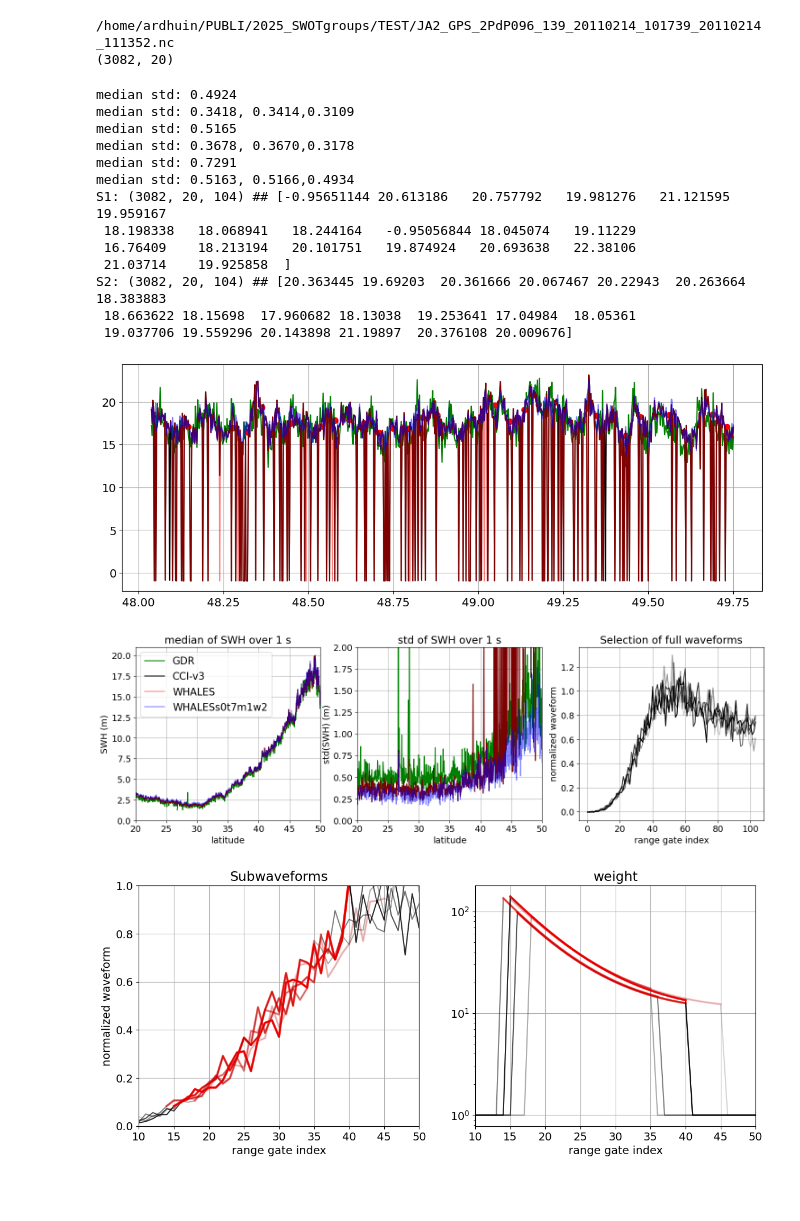
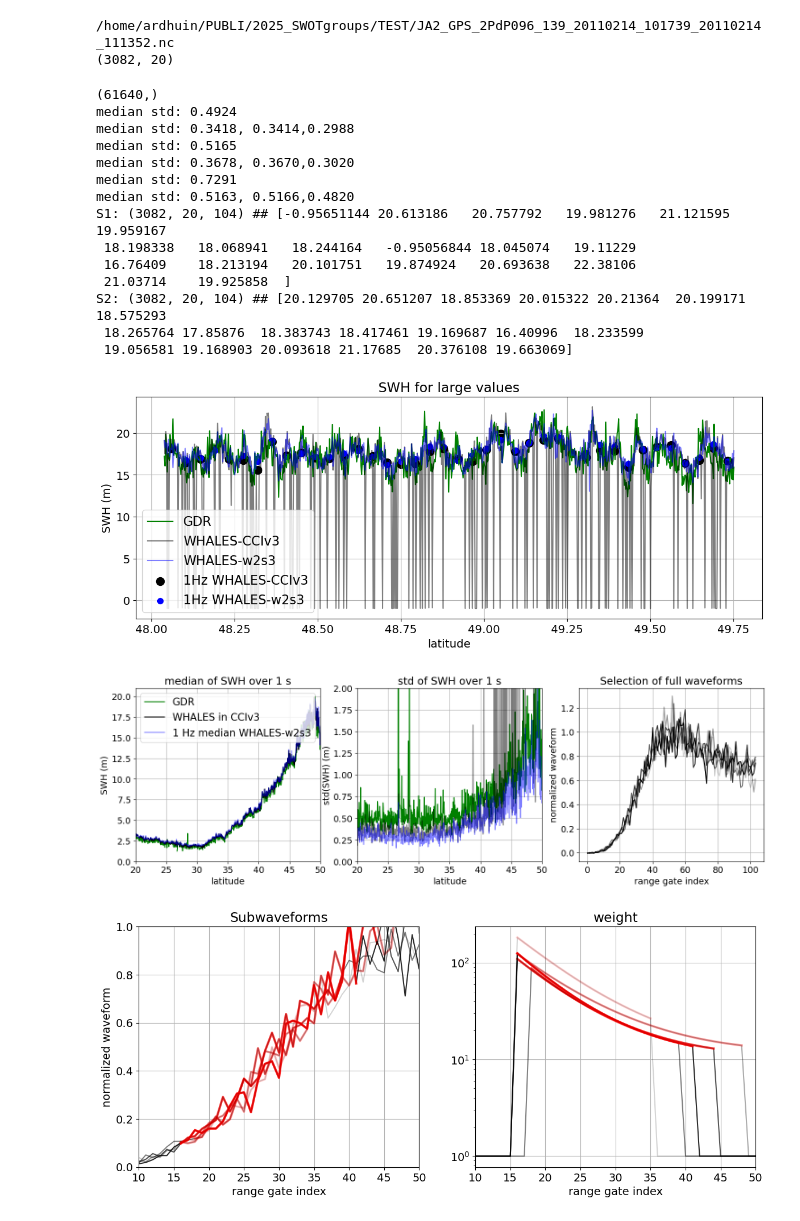
Before and after one commit to ne62rut/whales, a Jupyter notebook: scripts/WHALES_test_J2.ipynb, the cells around one changed output. Drawn from its saved outputs; the diff is of its cells as text; code cells hidden in the pictures; blank space fills up the shorter version.

Commit message:
Updated test for J2 based on paper update

```diff
--- a/scripts/WHALES_test_J2.ipynb
+++ b/scripts/WHALES_test_J2.ipynb
@@ -90,16 +94,17 @@ file='JA2_GPS_2PdP096_139_20110214_101739_20110214_111352.nc'
 # the files TEST* were obtained as follows (the -d 1 parameter is there to add the weights and normalized waveforms in the output):
 # conda activate seastatecci_whales
 # WARNING: set variable in processing_choices: thrb=0.
-# This test should reproduce the CCI-v3 result
+# This test should reproduce the WHALES retracking used in CCI-v3 (this was produced by TUM and integrated by Ifremer in the CCI dataset)
 # time python python_WHALES_launcher.py -m jason2 -i JA2_GPS_2PdP096_139_20110214_101739_20110214_111352.nc -d 1 -o TEST
-# WARNING: set variable in processing_choices: thrb=0.7
-# time python python_WHALES_launcher.py -m jason2 -i JA2_GPS_2PdP096_139_20110214_101739_20110214_111352.nc -d 1 -o TESTt7
+# This test should reproduce the WHALES retracking used in CCI-v4
+# time python python_WHALES_launcher.py -m jason2 -i JA2_GPS_2PdP096_139_20110214_101739_20110214_111352.nc -d 1 -S 3 -o TESTS3
+# This test should reproduce the WHALES retracking that will be possibly used in CCI-v5
+# time python python_WHALES_launcher.py -m jason2 -i JA2_GPS_2PdP096_139_20110214_101739_20110214_111352.nc -d 1 -w 2 -s 3 -o TESTw2s3
 fileg='/home/ardhuin/PUBLI/2025_SWOTgroups/'+file
 file0='/home/ardhuin/PUBLI/2025_SWOTgroups/CCI/'+file
+tag1='CCIv3'
 file1='/home/ardhuin/PUBLI/2025_SWOTgroups/TEST/'+file
-tag='s0t7m1w1' #
-tag='s0t7m1w2' #
-#tag=''
+tag2='w2s3' #
 file2='/home/ardhuin/PUBLI/2025_SWOTgroups/TEST'+tag+'/'+file
 Sg = xr.open_dataset(fileg)
 S0 = xr.open_dataset(file0)
@@ -111,12 +116,15 @@ print(np.shape(S2.swh_WHALES_20hz))
 /home/ardhuin/PUBLI/2025_SWOTgroups/TEST/JA2_GPS_2PdP096_139_20110214_101739_20110214_111352.nc
 (3082, 20)
 # %%
+# First we look at very large values of SWH ...
+
 Hs0=S0['swh.07'][:].values
 lat0=S0['glat.00'][:].values
 
 x=np.arange(0,104,1)
 
 lati=S2.lat_20hz[:,:].values.flatten()
+print(np.shape(lati))
 Hsi=np.interp(lati,lat0,Hs0)
 [nt,nr]=np.shape(S2.swh_WHALES_20hz)
 Hsi2=Hsi.reshape((nt, nr))
@@ -130,17 +138,20 @@ fig,axs = plt.subplots(1,1,figsize=(14,5))
 ax = axs
 latss=Sg.lat_20hz[inds,:].values.flatten()
 im=ax.plot(latss,Sg.swh_20hz_ku[inds,:].values.flatten(),c='g',label='GDR')
-im=ax.plot(latss,Hsi2[inds,:].flatten(),c='k',label='CCI-v3')
-im=ax.plot(latss,S1.swh_WHALES_20hz[inds,:].values.flatten(),c='r',alpha=0.5,label='WHALES-t7')
-im=ax.plot(latss,S2.swh_WHALES_20hz[inds,:].values.flatten(),c='b',alpha=0.5,label='WHALES-t7w2')
-im=ax.scatter(S2.lat_20hz[inds,10],np.median(S2.swh_WHALES_20hz[inds,:],axis=1),c='r',s=50,label='WHALES-w2')
+im=ax.plot(latss,Hsi2[inds,:].flatten(),c='k',alpha=0.5,label='WHALES-'+tag1)
+im=ax.plot(latss,S2.swh_WHALES_20hz[inds,:].values.flatten(),c='b',alpha=0.5,label='WHALES-'+tag2)
+im=ax.scatter(S1.lat_20hz[inds,10],np.median(S1.swh_WHALES_20hz[inds,:],axis=1),c='k',s=100,label='1Hz WHALES-'+tag1)
+im=ax.scatter(S2.lat_20hz[inds,10],np.median(S2.swh_WHALES_20hz[inds,:],axis=1),c='b',s=50,label='1Hz WHALES-'+tag2)
+ax.set_title('SWH for large values')
+ax.set_ylabel('SWH (m)')
+ax.set_xlabel('latitude')
+ax.legend(loc='lower left', fontsize=16)
 
 fig,axs = plt.subplots(1,3,figsize=(18,5))
 ax = axs[0]
 im=ax.plot(Sg.lat_20hz[:,0],np.median(Sg.swh_20hz_ku[:,:],axis=1),c='g',label='GDR')
-im=ax.plot(S2.lat_20hz[:,0],np.median(Hsi2[:,:],axis=1),c='k',label='CCI-v3')
-im=ax.plot(S1.lat_20hz[:,0],np.median(S1.swh_WHALES_20hz[:,:],axis=1),c='r',alpha=0.5,label='WHALES')
-im=ax.plot(S2.lat_20hz[:,0],np.median(S2.swh_WHALES_20hz[:,:],axis=1),c='b',alpha=0.5,label='WHALES'+tag)
+im=ax.plot(S1.lat_20hz[:,0],np.median(S1.swh_WHALES_20hz[:,:],axis=1),c='k',label='WHALES in CCIv3')
+im=ax.plot(S2.lat_20hz[:,0],np.median(S2.swh_WHALES_20hz[:,:],axis=1),c='b',alpha=0.5,label='1 Hz median WHALES-'+tag)
 
 inds=np.where(np.abs(S1.lat_20hz[:,0]-20) < 10)[0]
 print(f"median std: {np.nanmedian(np.nanstd(Sg.swh_20hz_ku[inds,:],axis=1)):.4f}" )
@@ -162,16 +173,11 @@ ax.set_ylabel('SWH (m)')
 ax.set_xlabel('latitude')
 ax.set_xlim(latr)
 
-#ax.set_ylim((0,6))
-#im=ax.scatter(np.nanstd(S1.swh_WHALES_20hz[:,:],axis=1),np.nanstd(S2.swh_WHALES_20hz[:,:],axis=1))
-#ax.set_xlim((0,1))
-#ax.set_xlim((0,130))
-#ax.set_ylim((0,100))
+
 ax.legend(loc='upper left', fontsize=16)
 ax = axs[1]
 im=ax.plot(Sg.lat_20hz[:,0],np.nanstd(Sg.swh_20hz_ku[:,:],axis=1),c='g',label='GDR')
-im=ax.plot(S2.lat_20hz[:,0],np.nanstd(Hsi2[:,:],axis=1),c='k',label='CCI-v3')
-im=ax.plot(S1.lat_20hz[:,0],np.nanstd(S1.swh_WHALES_20hz[:,:],axis=1),c='r',alpha=0.5,label='WHALES')
+im=ax.plot(S1.lat_20hz[:,0],np.nanstd(S1.swh_WHALES_20hz[:,:],axis=1),c='k',alpha=0.5,label='WHALES in CCIv3')
 im=ax.plot(S2.lat_20hz[:,0],np.nanstd(S2.swh_WHALES_20hz[:,:],axis=1),c='b',alpha=0.5,label='WHALES-w2')
 ax.set_ylim((0,2))
 ax.set_title('std of SWH over 1 s')
@@ -213,40 +219,41 @@ for k in range(nt):
     im=ax.plot(x[i1:i2],S2.normalized_waveform[ind,k,i1:i2],c='r',alpha=(k+1)/(nt+1),linewidth=3)
     ax = axs[1]
     im=ax.semilogy(x,S2.weights[ind,k,:],c='k',alpha=(k+1)/(nt+1))
     im=ax.semilogy(x[i1:i2],S2.weights[ind,k,i1:i2],c='r',alpha=(k+1)/(nt+1),linewidth=3)
 axs[0].set_title('Subwaveforms')
 axs[0].set_xlabel('range gate index')
 axs[0].set_ylabel('normalized waveform')
 axs[1].set_title('weight')
 axs[1].set_xlabel('range gate index')
 #axs[1].set_ylabel('weight')
 
 axs[1].set_xlim(10,50)
 axs[0].set_ylim(0.,1.0)
 axs[0].set_xlim(10,50)
 #im=ax.plot(S2.weights[ind,0,i1:i2],c='k')
 #im=ax.plot(S2.weights[ind,0,i1:i2],c='g')
 #im=ax.scatter(np.nanstd(S1.swh_WHALES_20hz[:,:],axis=1),np.nanstd(S2.swh_WHALES_20hz[:,:],axis=1))
 #ax.set_xlim((0,1))
 #ax.set_ylim((0,12))
 #ax.set_xlim((0,130))
 #ax.set_ylim((0,100))
 fig.savefig('J2_Kirin_subwaveforms_TEST'+tag+'.pdf')
 # %% [output]
+(61640,)
 median std: 0.4924
-median std: 0.3418, 0.3414,0.3109
+median std: 0.3418, 0.3414,0.2988
 median std: 0.5165
-median std: 0.3678, 0.3670,0.3178
+median std: 0.3678, 0.3670,0.3020
 median std: 0.7291
-median std: 0.5163, 0.5166,0.4934
+median std: 0.5163, 0.5166,0.4820
 S1: (3082, 20, 104) ## [-0.95651144 20.613186   20.757792   19.981276   21.121595   19.959167
  18.198338   18.068941   18.244164   -0.95056844 18.045074   19.11229
  16.76409    18.213194   20.101751   19.874924   20.693638   22.38106
  21.03714    19.925858  ]
-S2: (3082, 20, 104) ## [20.363445 19.69203  20.361666 20.067467 20.22943  20.263664 18.383883
- 18.663622 18.15698  17.960682 18.13038  19.253641 17.04984  18.05361
- 19.037706 19.559296 20.143898 21.19897  20.376108 20.009676]
+S2: (3082, 20, 104) ## [20.129705 20.651207 18.853369 20.015322 20.21364  20.199171 18.575293
+ 18.265764 17.85876  18.383743 18.417461 19.169687 16.40996  18.233599
+ 19.056581 19.168903 20.093618 21.17685  20.376108 19.663069]
-[figure, old version]
+[figure, new version]
-[figure, old version]
+[figure, new version]
-[figure, old version]
+[figure, new version]
 # %%
```
Also changed, not shown: parts of 4 cells of this notebook.
